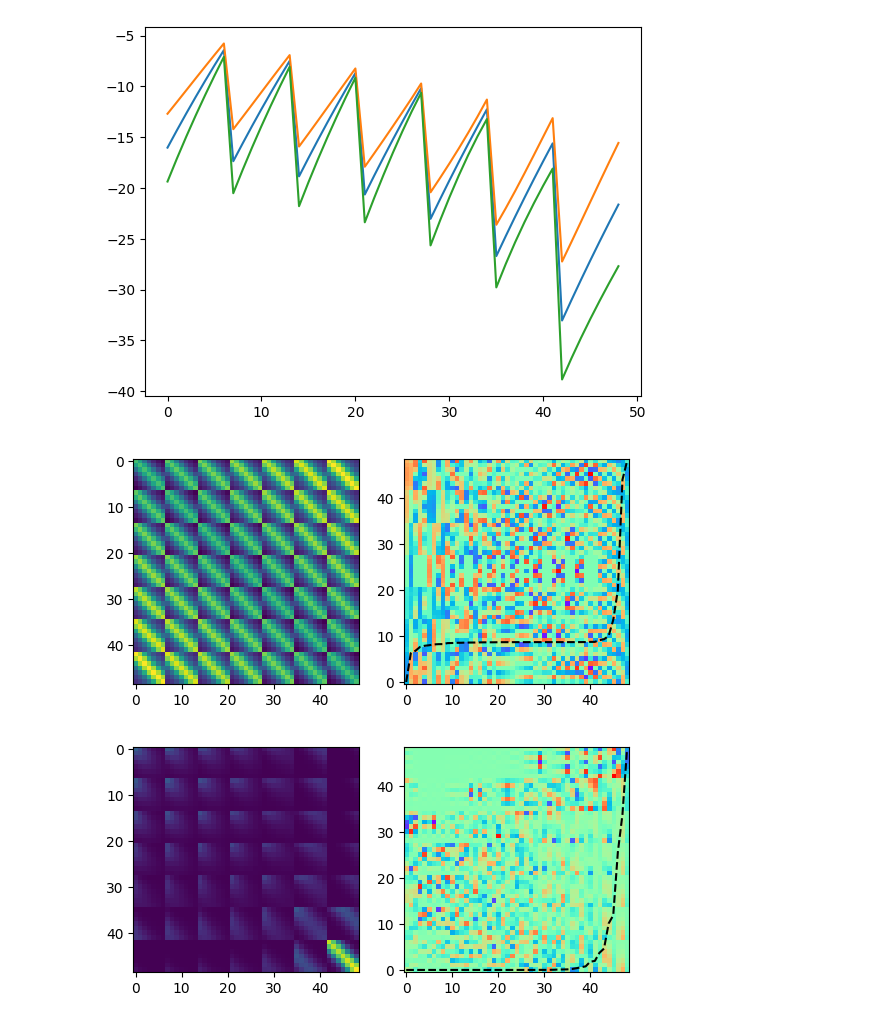
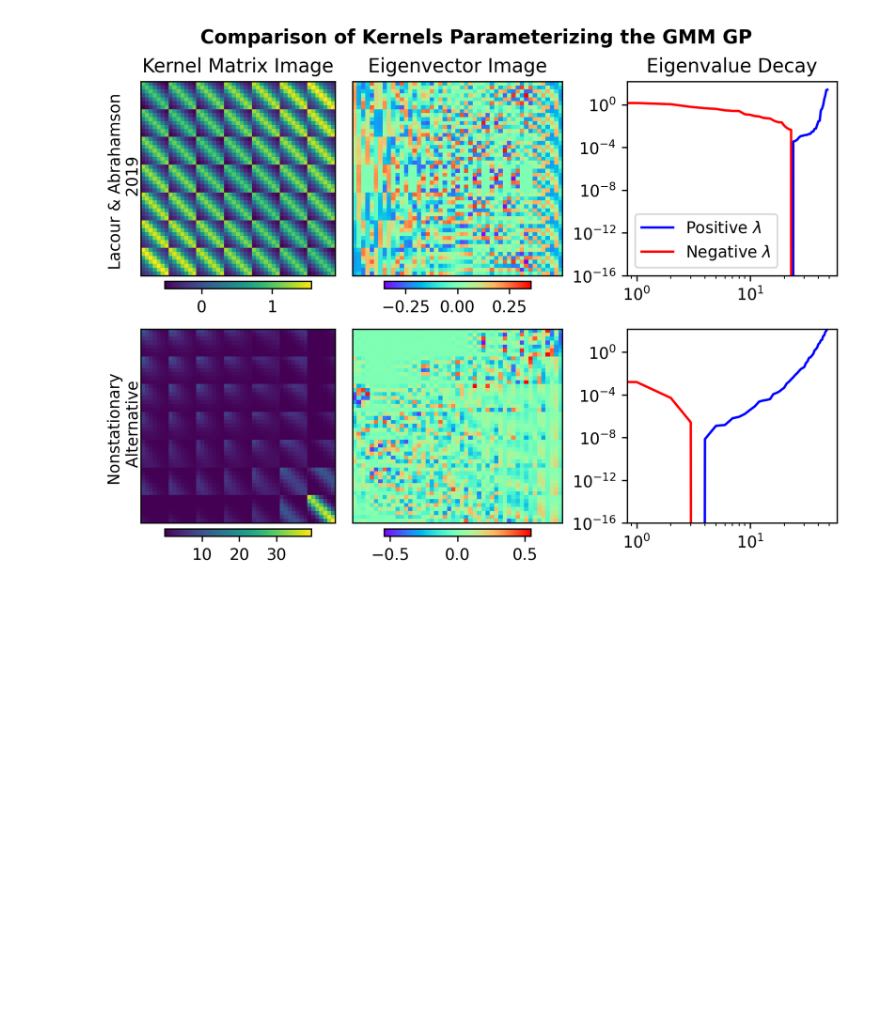
Before and after one commit to ianmessa/PSHAX, a Jupyter notebook: src/figs.ipynb, the cells around one changed output. Drawn from its saved outputs; the diff is of its cells as text; code cells hidden in the pictures; blank space fills up the shorter version.

Commit message:
Testing and figures

```diff
--- a/src/figs.ipynb
+++ b/src/figs.ipynb
@@ -91,15 +34,0 @@ CP = C_Paciorek(MlnR, gmm_out)
-# %%
-plt.plot(gmm_out.mean(axis = -1))
-plt.plot(gmm_out.mean(axis = -1) + gmm_out.std(axis = -1))
-plt.plot(gmm_out.mean(axis = -1) - gmm_out.std(axis = -1))
-for C in [CL, CP]:
-    eigvals, eigvecs = jnpla.eigh(C)
-    fig,ax = plt.subplots(1, 2)
-    ax[0].imshow(C)
-    ax[1].imshow(eigvecs, cmap = 'rainbow', origin = 'lower')
-    ax[1].plot((eigvals - eigvals.min()) / (eigvals.max() - eigvals.min()) * (eigvals.shape[0]-1), c = 'k', ls = '--')
-    plt.show()
-# %% [output]
-[figure, removed]
-[figure, removed]
-[figure, removed]
@@ -162,0 +35,40 @@ gmm_std = gmm_out.std(axis = -1)
+# %%
+fig,ax = plt.subplots(2, 3, layout = 'constrained', dpi = 250)
+eigmin = 0
+eigmax = 0
+K_imgs = []
+for i,C in enumerate([C_Lacour, C_Paciorek]):
+    K = C(MlnR, gmm_out)
+    eigvals, eigvecs = jnpla.eigh(K)
+    K_eigmin = eigvals.min()
+    K_eigmax = eigvals.max()
+    eigmin = min(eigmin, jnp.abs(K_eigmin))
+    eigmax = max(eigmax, K_eigmax)
+    vecabs = max(jnp.max(eigvecs), jnp.max(jnp.abs(eigvecs)))
+    K_img = ax[i, 0].imshow(K)
+    plt.colorbar(K_img, orientation = 'horizontal', shrink = 0.7, pad = -0.1)
+    eig_img = ax[i, 1].imshow(eigvecs, cmap = 'rainbow', origin = 'lower', aspect = 'auto', vmin = -vecabs, vmax = vecabs)
+    plt.colorbar(eig_img, orientation = 'horizontal', shrink = 0.7, pad = -0.1)
+    ax[i, 2].plot(eigvals * (eigvals > 0), c = 'b', label = 'Positive '+r'$\lambda$')
+    ax[i, 2].plot(jnp.abs(eigvals) * (eigvals < 0), c = 'r', label = 'Negative '+r'$\lambda$')
+ax[0, 2].legend()
+
+for i,name in enumerate(['Lacour & Abrahamson \n 2019', 'Nonstationary \n Alternative']):
+    # Hide x, y labels on kernel viz
+    ax[i, 0].set_xticks([])
+    ax[i, 0].set_yticks([])
+    # Hide x, y labels on eigenvector viz
+    ax[i, 1].set_xticks([])
+    ax[i, 1].set_yticks([])
+    # Eigvals
+    ax[i, 2].set_ylim(1e-16, eigmax)
+    ax[i, 2].set_yscale('log')
+    ax[i, 2].set_xscale('log')
+    ax[i, 0].set_ylabel(name, rotation = 90, labelpad = 0)
+
+for j,colname in enumerate(['Kernel Matrix Image', 'Eigenvector Image', 'Eigenvalue Decay']):
+    ax[0,j].set_title(colname)
+plt.suptitle('Comparison of Kernels Parameterizing the GMM GP', fontweight = 'semibold')
+plt.savefig('figures/C_eig_properties.png', )
+# %% [output]
+[figure, added]
```
Also changed, not shown: parts of 5 cells of this notebook, 18 other files.
